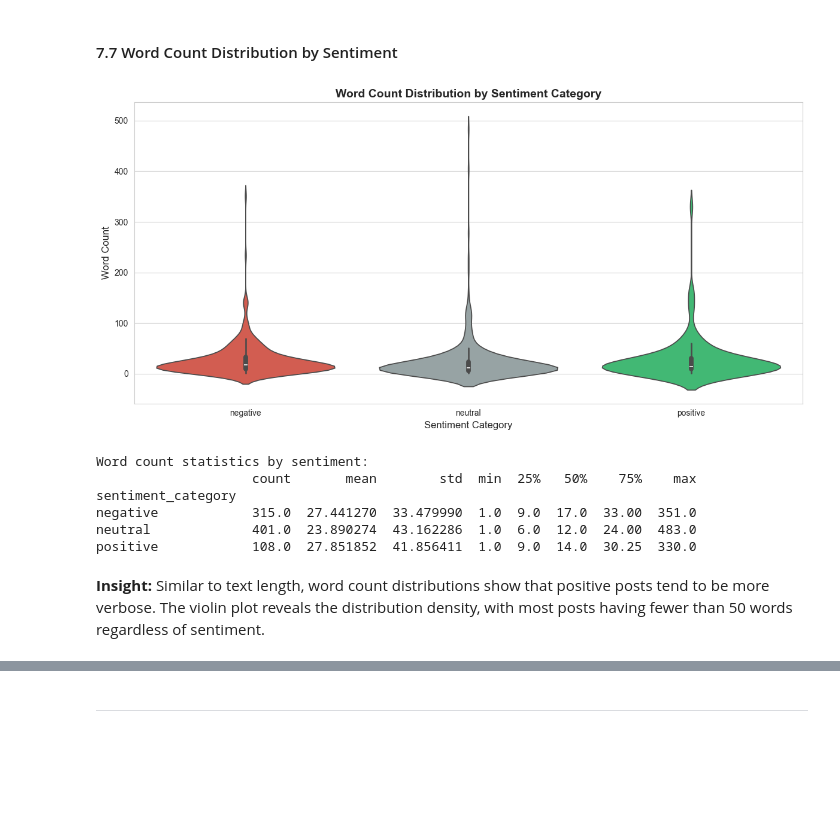
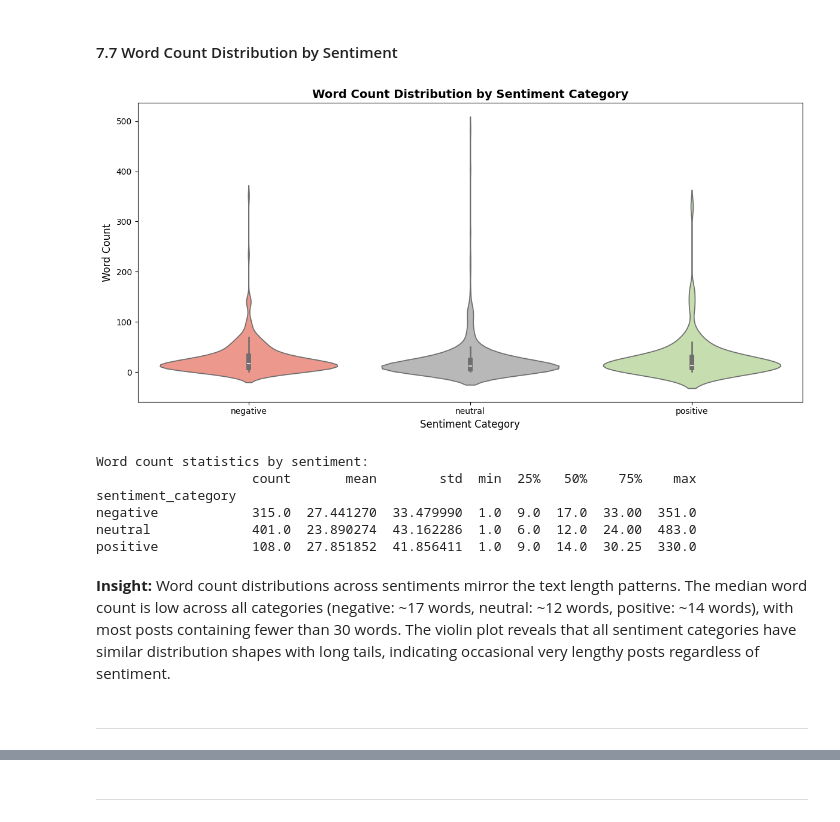
Before and after one commit to ArnoldChen0601/DM2025-Lab1-Exercise, a Jupyter notebook: DM2025-Lab1-Homework.ipynb, the cells around one changed output, grey strips where cells are left out. Cells and saved outputs as stored; diff of their text form; code cells hidden in the pictures; blank space fills up the shorter version.

```diff
--- a/DM2025-Lab1-Homework.ipynb
+++ b/DM2025-Lab1-Homework.ipynb
@@ -581,25 +789,32 @@ date
 #### 7.7 Word Count Distribution by Sentiment
 # %%
 # Violin plot for word count distribution
+# Define consistent color scheme and order
+sentiment_order = ['negative', 'neutral', 'positive']
+sentiment_colors = {'negative': '#FD8C7C', 'neutral': '#B8B8B8', 'positive': '#C6E6A7'}
+
 plt.figure(figsize=(12, 6))
 sns.violinplot(data=X_reddit_sample, x='sentiment_category', y='word_count',
-               palette={'positive': '#2ecc71', 'neutral': '#95a5a6', 'negative': '#e74c3c'})
+               order=sentiment_order,
+               palette=sentiment_colors)
 plt.title('Word Count Distribution by Sentiment Category', fontsize=14, fontweight='bold')
 plt.xlabel('Sentiment Category', fontsize=12)
 plt.ylabel('Word Count', fontsize=12)
 plt.tight_layout()
 plt.show()
 
 # Display statistics
 print("Word count statistics by sentiment:")
-print(X_reddit_sample.groupby('sentiment_category')['word_count'].describe())
+print(X_reddit_sample.groupby('sentiment_category')['word_count'].describe().loc[sentiment_order])
 # %% [output]
-[figure, old version]
+[figure, new version]
 Word count statistics by sentiment:
                     count       mean        std  min  25%   50%    75%    max
 sentiment_category
 negative            315.0  27.441270  33.479990  1.0  9.0  17.0  33.00  351.0
 neutral             401.0  23.890274  43.162286  1.0  6.0  12.0  24.00  483.0
 positive            108.0  27.851852  41.856411  1.0  9.0  14.0  30.25  330.0
-# %% [markdown]
-**Insight:** Similar to text length, word count distributions show that positive posts tend to be more verbose. The violin plot reveals the distribution density, with most posts having fewer than 50 words regardless of sentiment.
+# %% [markdown]
+**Insight:** Word count distributions across sentiments mirror the text length patterns. The median word count is low across all categories (negative: ~17 words, neutral: ~12 words, positive: ~14 words), with most posts containing fewer than 30 words. The violin plot reveals that all sentiment categories have similar distribution shapes with long tails, indicating occasional very lengthy posts regardless of sentiment.
+# %% [markdown]
+---
```
Also changed, not shown: parts of 40 cells of this notebook.
